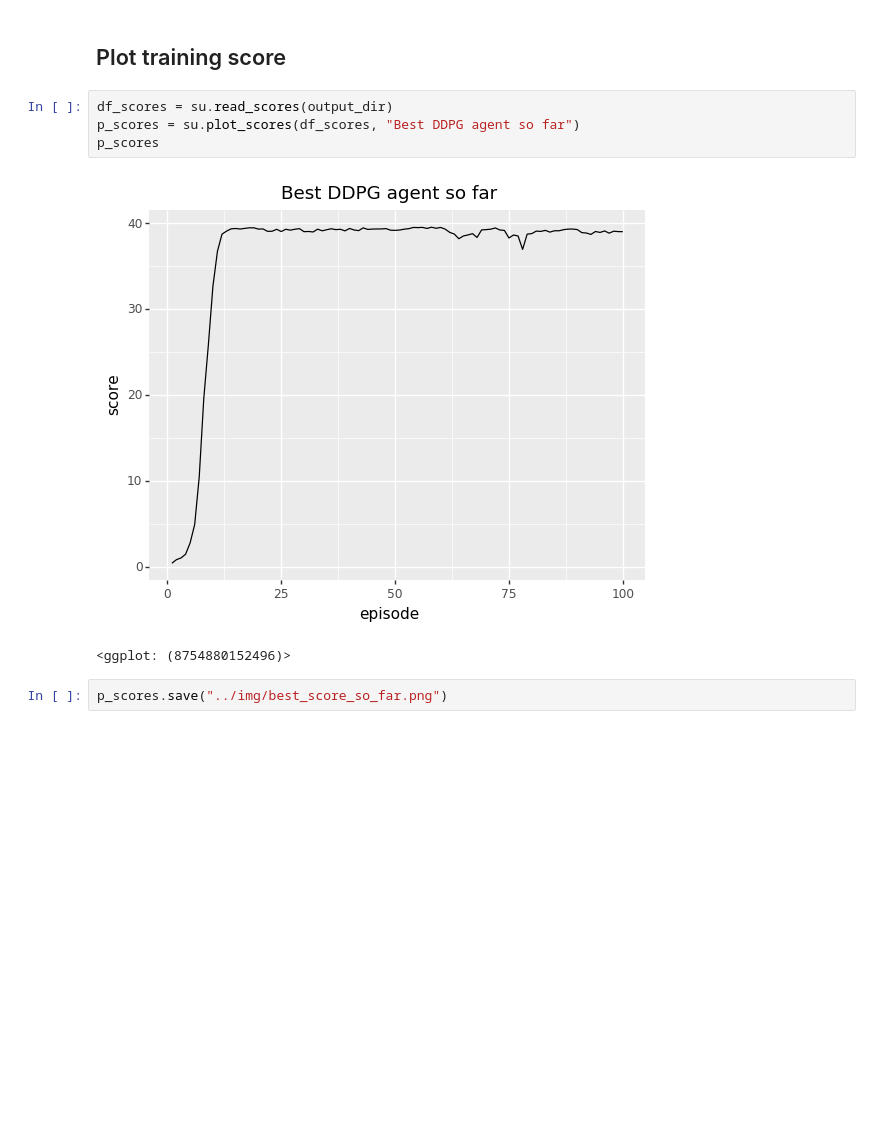
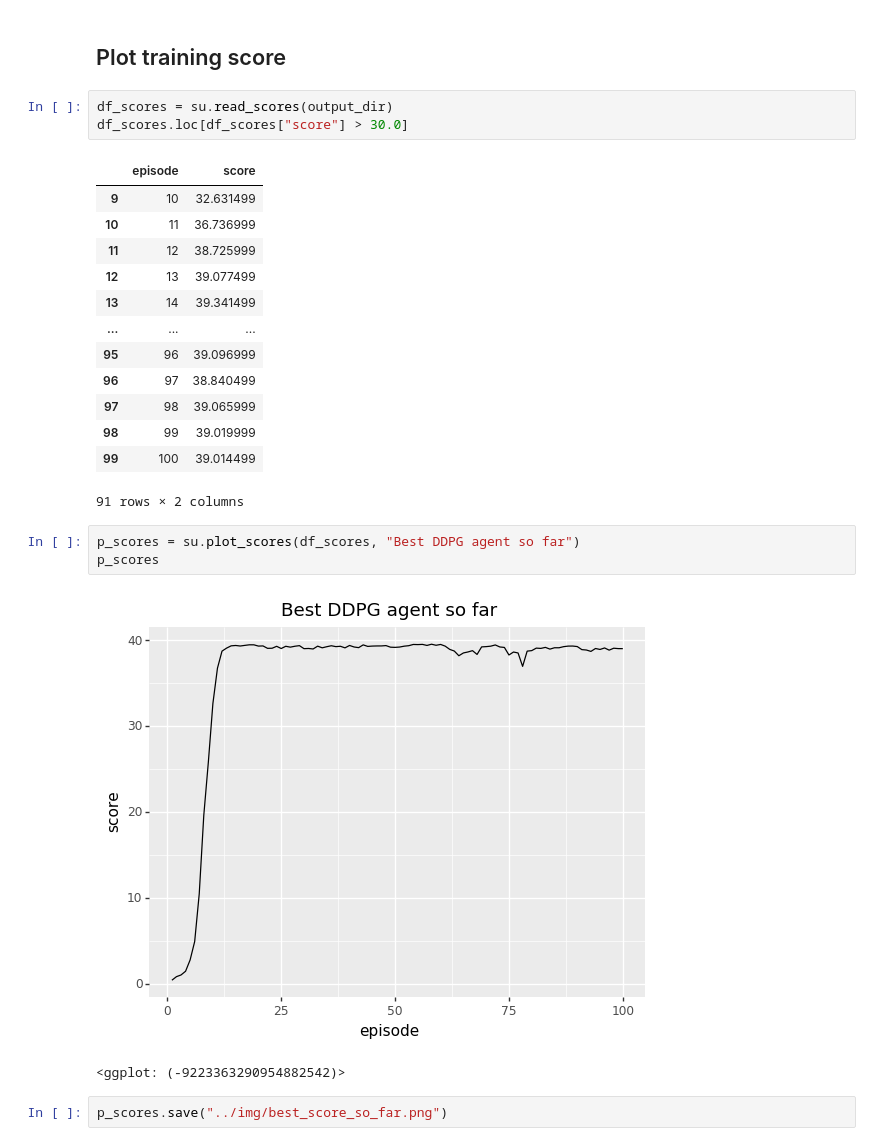
Before and after one commit to daraliu/drl-continuous-control, a Jupyter notebook: notebooks/Reacher20-Continuous-Control.ipynb, the cells around one changed output. Saved outputs shown, nothing was run; the diff lists cells and outputs as text; blank space fills up the shorter version.

```diff
--- a/notebooks/Reacher20-Continuous-Control.ipynb
+++ b/notebooks/Reacher20-Continuous-Control.ipynb
@@ -93,13 +93,29 @@ INFO:drl_ctrl.control:Saving training metadata to ../training_output/best_agent/
 INFO:drl_ctrl.control:Training metadata saved successfully!
 # %% [markdown]
 ## Plot training score
+# %%
+df_scores = su.read_scores(output_dir)
+df_scores.loc[df_scores["score"] > 30.0]
+# %% [output]
+|  | episode | score |
+| 9 | 10 | 32.631499 |
+| 10 | 11 | 36.736999 |
+| 11 | 12 | 38.725999 |
+| 12 | 13 | 39.077499 |
+| 13 | 14 | 39.341499 |
+| ... | ... | ... |
+| 95 | 96 | 39.096999 |
+| 96 | 97 | 38.840499 |
+| 97 | 98 | 39.065999 |
+| 98 | 99 | 39.019999 |
+| 99 | 100 | 39.014499 |
+91 rows × 2 columns
 # %%
-df_scores = su.read_scores(output_dir)
 p_scores = su.plot_scores(df_scores, "Best DDPG agent so far")
 p_scores
 # %% [output]
 [figure]
-<ggplot: (8754880152496)>
+<ggplot: (-9223363290954882542)>
 # %%
 p_scores.save("../img/best_score_so_far.png")
 # %% [markdown]
```
Also changed, not shown: 1 other file.
